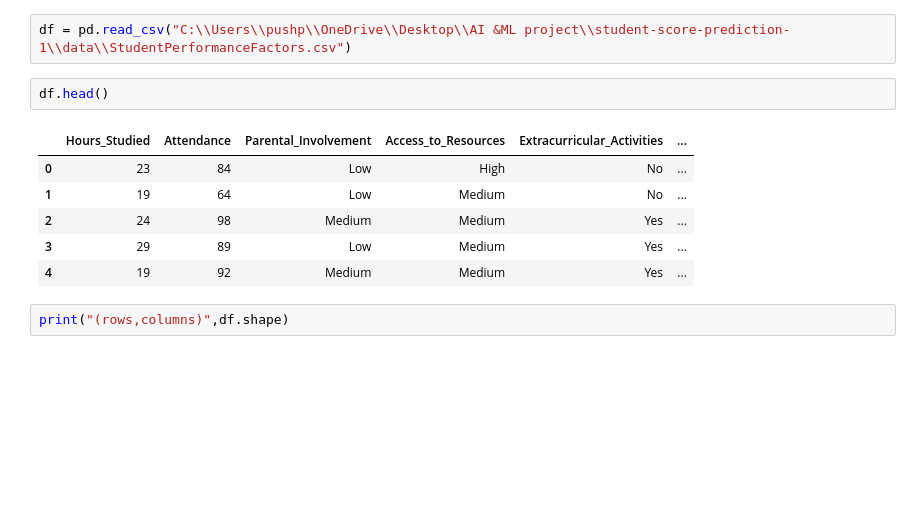
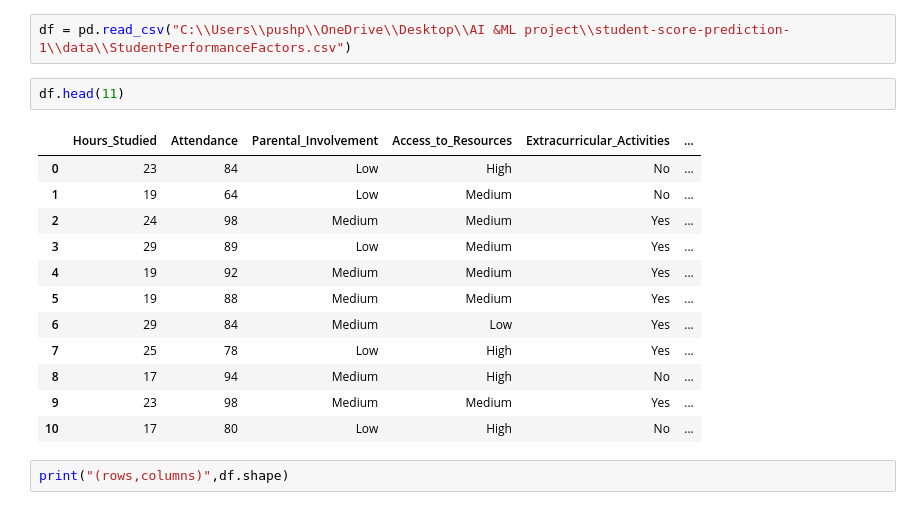
Before and after one commit to pushpachaudhary/student-score-prediction, a Jupyter notebook: notebooks/Day05_Data_Cleaning.ipynb, the cells around one changed output. Drawn from its saved outputs; the diff is of its cells as text; blank space fills up the shorter version.

```diff
--- a/notebooks/Day05_Data_Cleaning.ipynb
+++ b/notebooks/Day05_Data_Cleaning.ipynb
@@ -23,14 +23,20 @@ pd.set_option("display.max_colwidth", None)
 # %%
 df = pd.read_csv("C:\\Users\\pushp\\OneDrive\\Desktop\\AI &ML project\\student-score-prediction-1\\data\\StudentPerformanceFactors.csv")
 # %%
-df.head()
+df.head(11)
 # %% [output]
 |  | Hours_Studied | Attendance | Parental_Involvement | Access_to_Resources | Extracurricular_Activities | ... |
 | 0 | 23 | 84 | Low | High | No | ... |
 | 1 | 19 | 64 | Low | Medium | No | ... |
 | 2 | 24 | 98 | Medium | Medium | Yes | ... |
 | 3 | 29 | 89 | Low | Medium | Yes | ... |
 | 4 | 19 | 92 | Medium | Medium | Yes | ... |
+| 5 | 19 | 88 | Medium | Medium | Yes | ... |
+| 6 | 29 | 84 | Medium | Low | Yes | ... |
+| 7 | 25 | 78 | Low | High | Yes | ... |
+| 8 | 17 | 94 | Medium | High | No | ... |
+| 9 | 23 | 98 | Medium | Medium | Yes | ... |
+| 10 | 17 | 80 | Low | High | No | ... |
 # %%
 print("(rows,columns)",df.shape)
 # %% [output]
```
Also changed, not shown: parts of 1 cell of this notebook.
